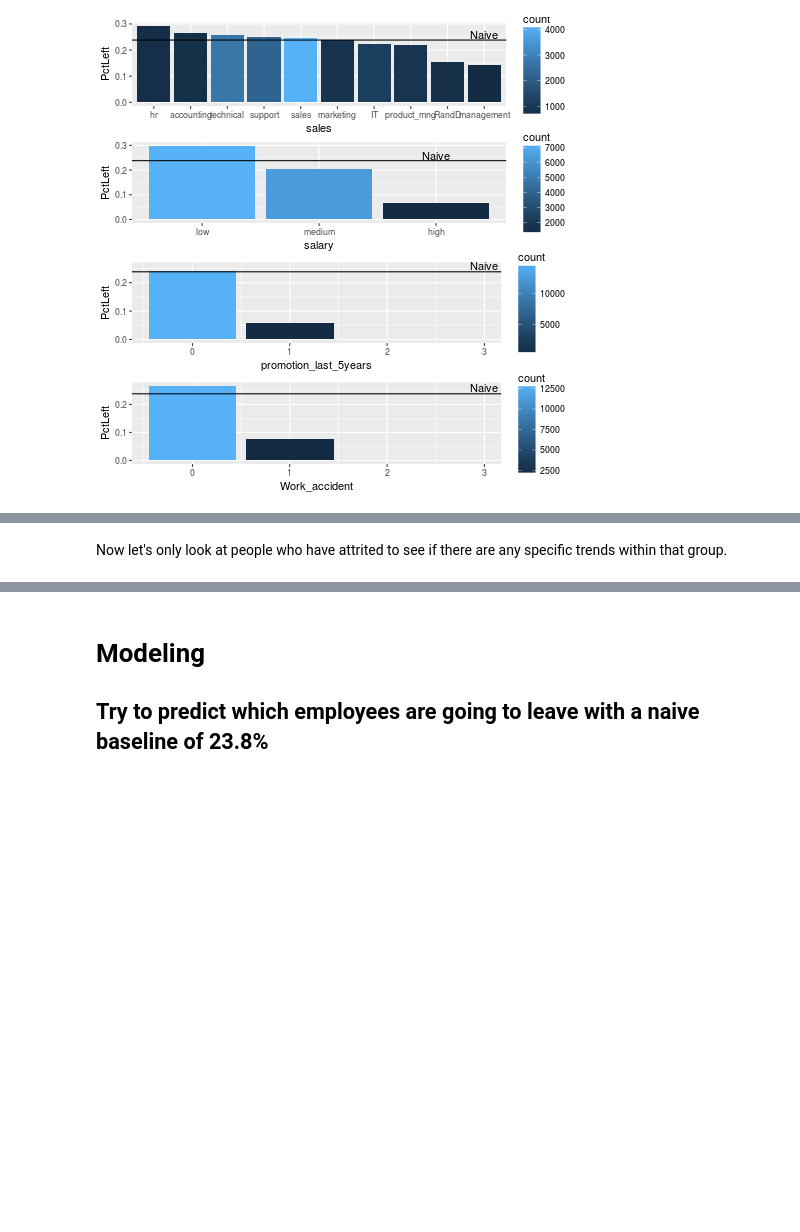
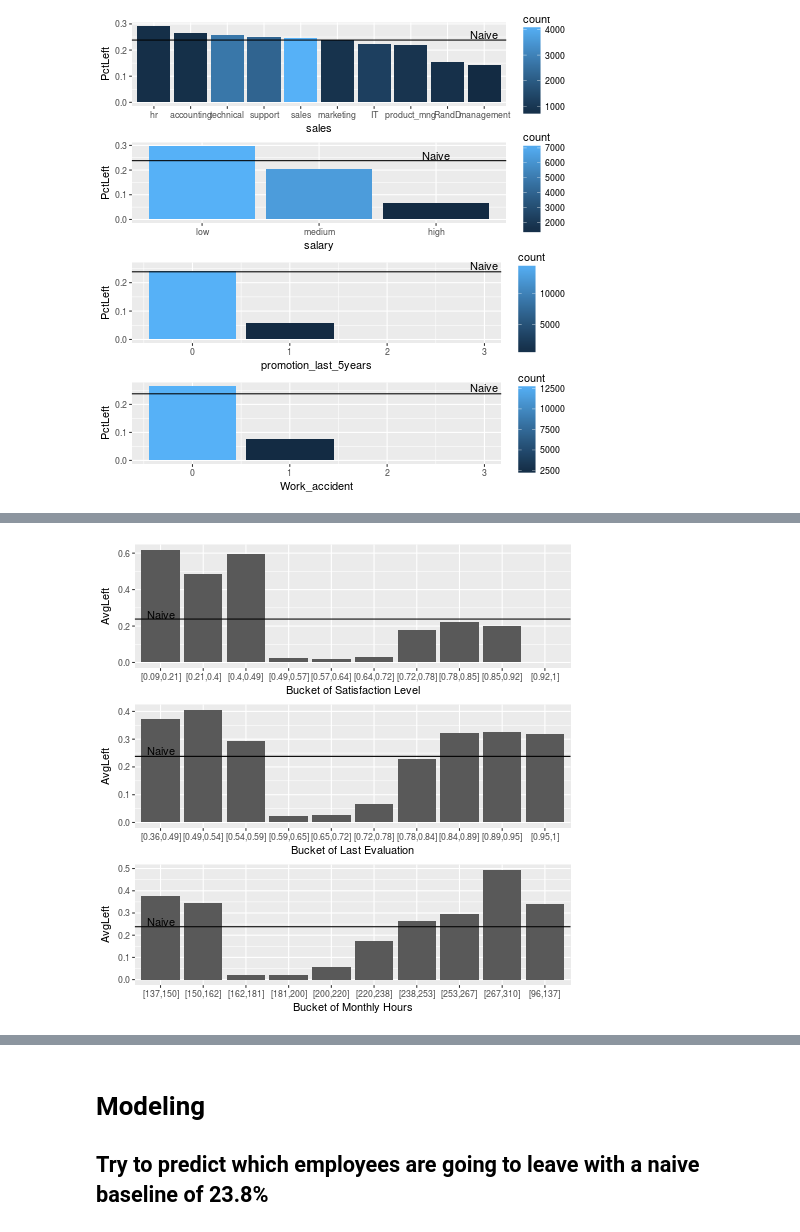
Before and after one commit to acorso522/kaggle_hr_analytics, a Jupyter notebook: hr_analytics.ipynb, the cells around one changed output, grey strips where cells are left out. Cells and saved outputs as stored; diff of their text form; code cells hidden in the pictures; blank space fills up the shorter version.

```diff
--- a/hr_analytics.ipynb
+++ b/hr_analytics.ipynb
@@ -181,9 +143,0 @@ Now we want to try and see if there are any obvious relationships between the va
-# %%
-%%R -i hr_data
-
-plots <- list()
-for (i in setdiff(names(hr_data), c('left','sales', 'salary'))) {
-    p1 = ggplot(data = hr_data, aes_string(x = i, y = 'left')) + geom_jitter()
-    plots[[i]] <- p1  # add each plot into plot list
-}
-multiplot(plotlist = plots, cols = 3)
@@ -267,2 +195,0 @@ multiplot(plotlist = plots, cols = 3)
-# %% [markdown]
-Now let's only look at people who have attrited to see if there are any specific trends within that group.
@@ -273,0 +196,47 @@ hr_data %>%
+# %%
+%%R -i hr_data
+
+hr_data_bkt = hr_data %>%
+    mutate(left = as.character(left)) %>%
+    mutate(satisfaction_level_bkt = ntile(satisfaction_level,10)) %>%
+    mutate(last_evaluation_bkt = ntile(last_evaluation,10)) %>%
+    mutate(average_montly_hours_bkt = ntile(average_montly_hours,10)) %>%
+    mutate(left = as.numeric(left))
+
+a = hr_data_bkt %>%
+        group_by(satisfaction_level_bkt) %>%
+        summarize(AvgLeft = mean(left), Count = n(), MinVal = min(satisfaction_level), MaxVal = max(satisfaction_level))
+a$SatisfactionBucket = paste0('[', a$MinVal, ',', a$MaxVal, ']')
+a = a %>%
+    ggplot(aes(x = SatisfactionBucket, y = AvgLeft)) +
+    geom_bar(stat = 'identity') +
+    geom_hline(yintercept = mean(hr_data$left)) +
+    annotate("text", 1, mean(hr_data$left) + 0.02, label = "Naive") +
+    xlab(paste0("Bucket of Satisfaction Level"))
+
+b = hr_data_bkt %>%
+        group_by(last_evaluation_bkt) %>%
+        summarize(AvgLeft = mean(left), Count = n(), MinVal = min(last_evaluation), MaxVal = max(last_evaluation))
+b$EvaluationBucket = paste0('[', b$MinVal, ',', b$MaxVal, ']')
+b = b %>%
+    ggplot(aes(x = EvaluationBucket, y = AvgLeft)) +
+    geom_bar(stat = 'identity') +
+    geom_hline(yintercept = mean(hr_data$left)) +
+    annotate("text", 1, mean(hr_data$left) + 0.02, label = "Naive") +
+    xlab(paste0("Bucket of Last Evaluation"))
+
+c = hr_data_bkt %>%
+        group_by(average_montly_hours_bkt) %>%
+        summarize(AvgLeft = mean(left), Count = n(), MinVal = min(average_montly_hours), MaxVal = max(average_montly_hours))
+c$MonthlyHoursBucket = paste0('[', c$MinVal, ',', c$MaxVal, ']')
+c = c %>%
+    ggplot(aes(x = MonthlyHoursBucket, y = AvgLeft)) +
+    geom_bar(stat = 'identity') +
+    geom_hline(yintercept = mean(hr_data$left)) +
+    annotate("text", 1, mean(hr_data$left) + 0.02, label = "Naive") +
+    xlab(paste0("Bucket of Monthly Hours"))
+
+
+multiplot(a,b,c, cols = 1)
+# %% [output]
+[figure, added]
```
Also changed, not shown: parts of 23 cells of this notebook, 3 other files.
